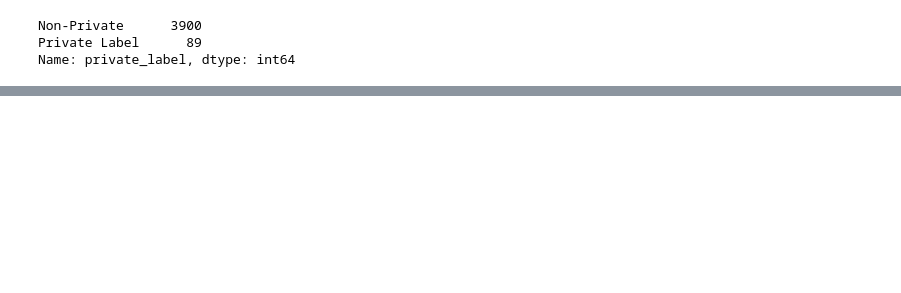
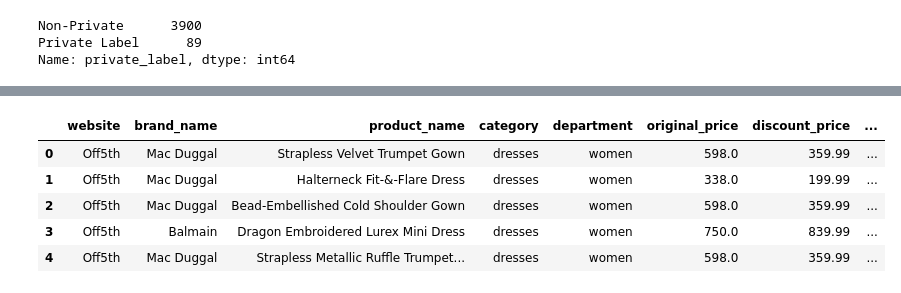
Before and after one commit to chuntao20/webscrap_discount, a Jupyter notebook: discount_strategy_analysis.ipynb, the cells around one changed output, grey strips where cells are left out. Drawn from its saved outputs; the diff is of its cells as text; code cells hidden in the pictures; blank space fills up the shorter version.

```diff
--- a/discount_strategy_analysis.ipynb
+++ b/discount_strategy_analysis.ipynb
@@ -538,0 +536,11 @@ _
+# %%
+off5th_raw = pd.read_csv('off5th.csv')
+# %%
+off5th_raw.head()
+# %% [output]
+|  | website | brand_name | product_name | category | department | original_price | discount_price | ... |
+| 0 | Off5th | Mac Duggal | Strapless Velvet Trumpet Gown | dresses | women | 598.0 | 359.99 | ... |
+| 1 | Off5th | Mac Duggal | Halterneck Fit-&-Flare Dress | dresses | women | 338.0 | 199.99 | ... |
+| 2 | Off5th | Mac Duggal | Bead-Embellished Cold Shoulder Gown | dresses | women | 598.0 | 359.99 | ... |
+| 3 | Off5th | Balmain | Dragon Embroidered Lurex Mini Dress | dresses | women | 750.0 | 839.99 | ... |
+| 4 | Off5th | Mac Duggal | Strapless Metallic Ruffle Trumpet... | dresses | women | 598.0 | 359.99 | ... |
```
Also changed, not shown: parts of 19 cells of this notebook, 1 other file.
